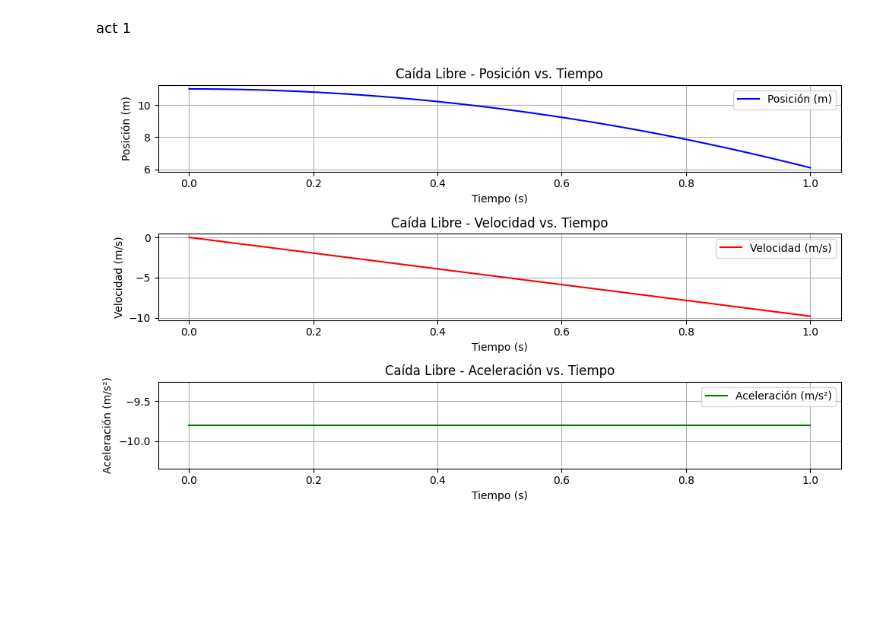
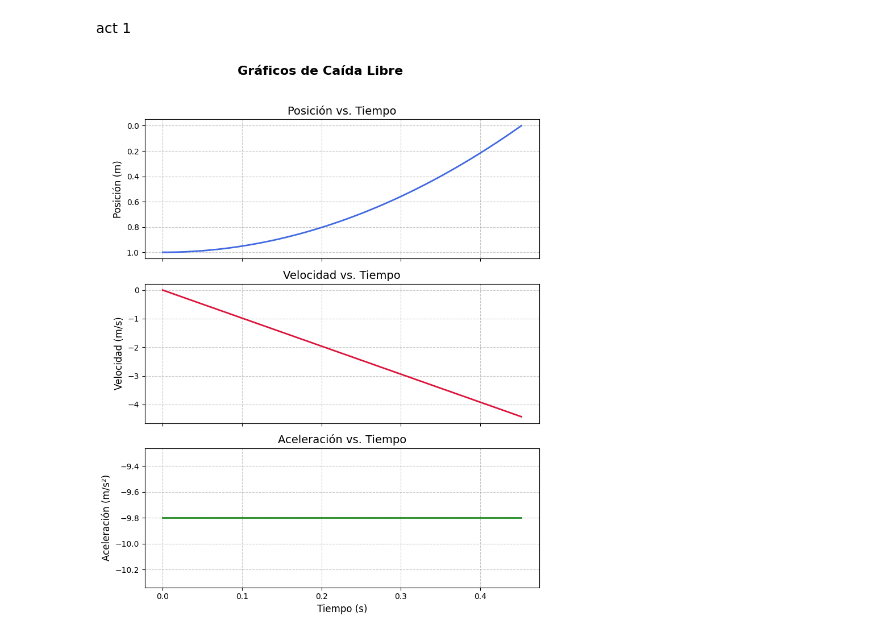
Before and after one commit to Lautarocuesta/pynBactsimulador-, a Jupyter notebook: 1.ipynb, the cells around one changed output. Cells and saved outputs as stored; diff of their text form; code cells hidden in the pictures; blank space fills up the shorter version.

```diff
--- a/1.ipynb
+++ b/1.ipynb
@@ -3,51 +3,46 @@ act 1
 # %%
 import numpy as np
 import matplotlib.pyplot as plt
 
 # 🔹 Entrada de datos
 h0 = float(input("Ingrese la altura inicial (m): "))
-t_total = float(input("Ingrese el tiempo total de simulación (s): "))
-
-# 🔹 Definir parámetros
-g = 9.8  # Aceleración de la gravedad (m/s²)
+t_total = np.sqrt(2 * h0 / 9.8)  # Calculamos el tiempo total de caída
 t = np.linspace(0, t_total, 100)  # Generamos puntos de tiempo en intervalos pequeños
 
+# 🔹 Parámetros físicos
+g = 9.8  # Aceleración de la gravedad (m/s²)
+
 # 🔹 Cálculo de posición, velocidad y aceleración
-x = h0 - (1/2) * g * t**2  # Posición (m)
+y = h0 - (1/2) * g * t**2  # Posición (m)
 v = -g * t  # Velocidad (m/s)
 a = -g * np.ones_like(t)  # Aceleración (m/s²) (constante)
 
 # 🔹 Gráficos
-plt.figure(figsize=(10, 6))
+fig, axs = plt.subplots(3, 1, figsize=(8, 10), sharex=True)
+plt.suptitle("Gráficos de Caída Libre", fontsize=16, fontweight='bold')
 
 # 📉 Gráfico de posición vs. tiempo
-plt.subplot(3, 1, 1)
-plt.plot(t, x, label='Posición (m)', color='b')
-plt.xlabel('Tiempo (s)')
-plt.ylabel('Posición (m)')
-plt.title('Caída Libre - Posición vs. Tiempo')
-plt.grid()
-plt.legend()
+axs[0].plot(t, y, color='royalblue', linewidth=2)
+axs[0].invert_yaxis()  # Invertimos el eje para representar caída
+axs[0].set_ylabel("Posición (m)", fontsize=12)
+axs[0].grid(True, linestyle='--', alpha=0.7)
+axs[0].set_title("Posición vs. Tiempo", fontsize=14)
 
 # 📈 Gráfico de velocidad vs. tiempo
-plt.subplot(3, 1, 2)
-plt.plot(t, v, label='Velocidad (m/s)', color='r')
-plt.xlabel('Tiempo (s)')
-plt.ylabel('Velocidad (m/s)')
-plt.title('Caída Libre - Velocidad vs. Tiempo')
-plt.grid()
-plt.legend()
+axs[1].plot(t, v, color='crimson', linewidth=2)
+axs[1].set_ylabel("Velocidad (m/s)", fontsize=12)
+axs[1].grid(True, linestyle='--', alpha=0.7)
+axs[1].set_title("Velocidad vs. Tiempo", fontsize=14)
 
 # ➡️ Gráfico de aceleración vs. tiempo
-plt.subplot(3, 1, 3)
-plt.plot(t, a, label='Aceleración (m/s²)', color='g')
-plt.xlabel('Tiempo (s)')
-plt.ylabel('Aceleración (m/s²)')
-plt.title('Caída Libre - Aceleración vs. Tiempo')
-plt.grid()
-plt.legend()
+axs[2].plot(t, a, color='forestgreen', linewidth=2)
+axs[2].set_xlabel("Tiempo (s)", fontsize=12)
+axs[2].set_ylabel("Aceleración (m/s²)", fontsize=12)
+axs[2].grid(True, linestyle='--', alpha=0.7)
+axs[2].set_title("Aceleración vs. Tiempo", fontsize=14)
 
-plt.tight_layout()
+# 🔹 Ajustes finales
+plt.tight_layout(rect=[0, 0, 1, 0.96])
 plt.show()
 # %% [output]
-[figure, old version]
+[figure, new version]
```
Also changed, not shown: parts of 2 cells of this notebook.
